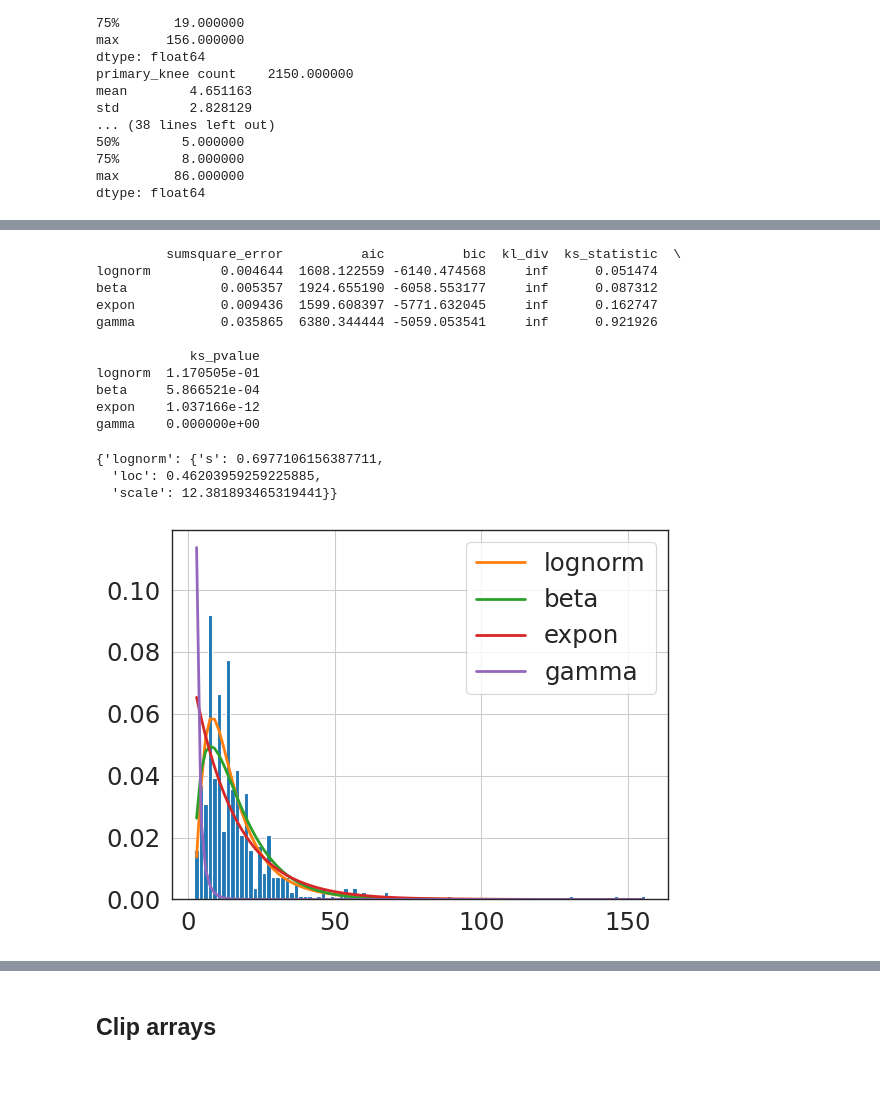
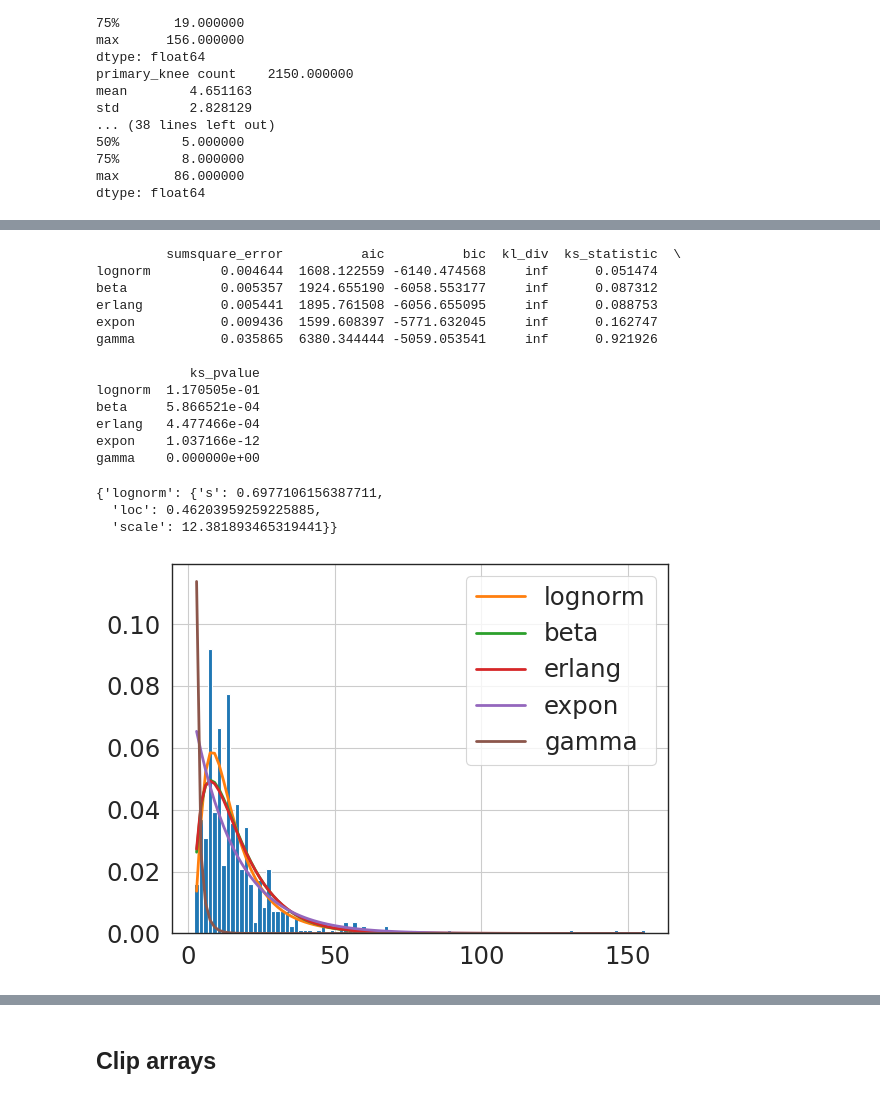
Before and after one commit to AliHarp/HEP, a Jupyter notebook: notebooks/HEP_fit_dists.ipynb, the cells around one changed output, grey strips where cells are left out. Drawn from its saved outputs; the diff is of its cells as text; code cells hidden in the pictures.

```diff
--- a/notebooks/HEP_fit_dists.ipynb
+++ b/notebooks/HEP_fit_dists.ipynb
@@ -222,29 +288,32 @@ revise_hip_npv = np.asarray(revise_hip_v)
 # %%
 f = Fitter(delay_los_npv,
            distributions=['gamma',
                           'lognorm',
                           'beta',
-                          'expon'
+                          'expon',
+                          'erlang'
                           ]);
 f.fit()
 print(f.summary())
 f.get_best(method = 'sumsquare_error')
 # %% [output]
          sumsquare_error          aic          bic  kl_div  ks_statistic  \
 lognorm         0.004644  1608.122559 -6140.474568     inf      0.051474
 beta            0.005357  1924.655190 -6058.553177     inf      0.087312
+erlang          0.005441  1895.761508 -6056.655095     inf      0.088753
 expon           0.009436  1599.608397 -5771.632045     inf      0.162747
 gamma           0.035865  6380.344444 -5059.053541     inf      0.921926
 
             ks_pvalue
 lognorm  1.170505e-01
 beta     5.866521e-04
+erlang   4.477466e-04
 expon    1.037166e-12
 gamma    0.000000e+00
 {'lognorm': {'s': 0.6977106156387711,
   'loc': 0.46203959259225885,
   'scale': 12.381893465319441}}
-[figure, old version]
+[figure, new version]
 # %%
 f = Fitter(primary_knee_npv,
            distributions=['gamma',
```
Also changed, not shown: parts of 31 cells of this notebook, 7 other files.
